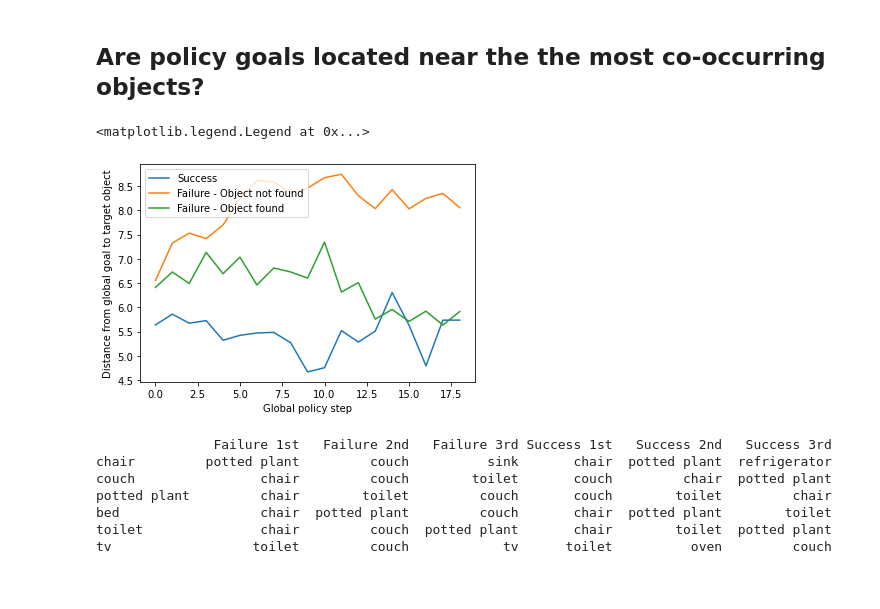
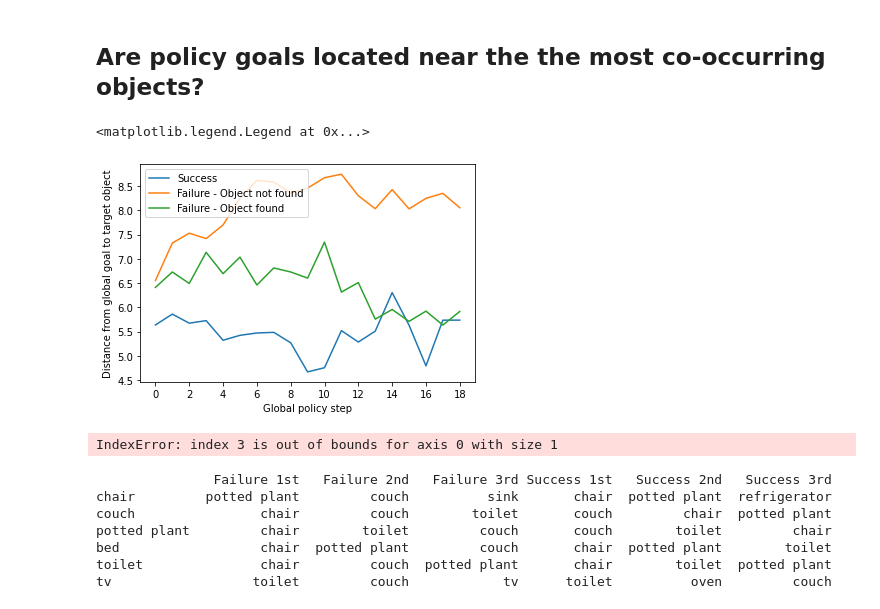
Before and after one commit to rish-raghu/Object-Goal-Navigation, a Jupyter notebook: Analysis.ipynb, the cells around one changed output. Cells and saved outputs as stored; diff of their text form; code cells hidden in the pictures.

```diff
--- a/Analysis.ipynb
+++ b/Analysis.ipynb
@@ -457,33 +559,48 @@ for scene in val_scenes:
     sem_map = dataset_info[scene][0]["sem_map"] # decide whether to use gt or agent map
     scene_trees[scene] = construct_kdtrees(sem_map)
 # %%
-all_dists = np.zeros((3, max_actions//local_steps-1))
-counts = np.zeros((3, max_actions//local_steps-1))
-for episode in episodes:
-    global_goals = np.zeros((len(episode["policy_goals"]), 2))
-    for i, goal in enumerate(episode["policy_goals"]):
-        global_goals[i, 1], global_goals[i, 0] = global_to_gt_point(goal[0][1], goal[0][0], episode)
-    dists, _ = scene_trees[episode["scene"]][episode["object_id"]].query(global_goals)
-    #d, _ = scene_trees[scene][episode["object_id"]].query(episode["gt_positions"][-1][:2])
-    if episode["success"]:
-        r = 0
-    else:
-        if episode["used_policy"][-1]: # obj not found
-            r = 1
+def goal_dists(episodes, method="straight"):
+    all_dists = np.zeros((3, max_actions//local_steps-1))
+    counts = np.zeros((3, max_actions//local_steps-1))
+    for episode in episodes:
+        global_goals = np.zeros((len(episode["policy_goals"]), 2))
+        for i, goal in enumerate(episode["policy_goals"]):
+            global_goals[i, 1], global_goals[i, 0] = global_to_gt_point(goal[0][1], goal[0][0], episode)
+
+        if method=="straight":
+            dists, _ = scene_trees[episode["scene"]][episode["object_id"]].query(global_goals)
+        elif method=="traversible":
+            dists = np.zeros(len(global_goals))
+            for i in range(global_goals.shape[0]):
+                dists[i] = traversible_dist_to_cats(global_goals[i], episode, [episode["object_id"]])
+
+        if episode["success"]:
+            r = 0
         else:
-            r = 2
-    all_dists[r, :len(dists)] += dists / 20.
-    counts[r, :len(dists)] += 1
+            if episode["used_policy"][-1]: # obj not found
+                r = 1
+            else:
+                r = 2
+        all_dists[r, :len(dists)] += dists / 20.
+        counts[r, :len(dists)] += 1
+
+    return all_dists, counts
+# %%
+all_dists, counts = goal_dists(episodes_baseline, "straight")
 # %%
-#plt.plot(np.arange(max_actions//local_steps-1), np.sum(all_dists, axis=0)/np.sum(counts, axis=0), label="All")
 plt.plot(np.arange(max_actions//local_steps-1), all_dists[0]/counts[0], label="Success")
 plt.plot(np.arange(max_actions//local_steps-1), all_dists[1]/counts[1], label="Failure - Object not found")
 plt.plot(np.arange(max_actions//local_steps-1), all_dists[2]/counts[2], label="Failure - Object found")
+plt.xticks(np.arange(0, max_actions//local_steps-1, 2))
 plt.xlabel("Global policy step")
 plt.ylabel("Distance from global goal to target object")
 plt.legend()
 # %% [output]
 <matplotlib.legend.Legend at 0x...>
-[figure, old version]
+[figure, new version]
+# %%
+all_dists, counts = goal_dists(episodes_baseline, "traversible")
+# %% [output]
+IndexError: index 3 is out of bounds for axis 0 with size 1
 # %%
 nearest_counts = np.zeros((2, 6, num_sem_cats)) # only 6 cats are targets
```
Also changed, not shown: parts of 32 cells of this notebook.
